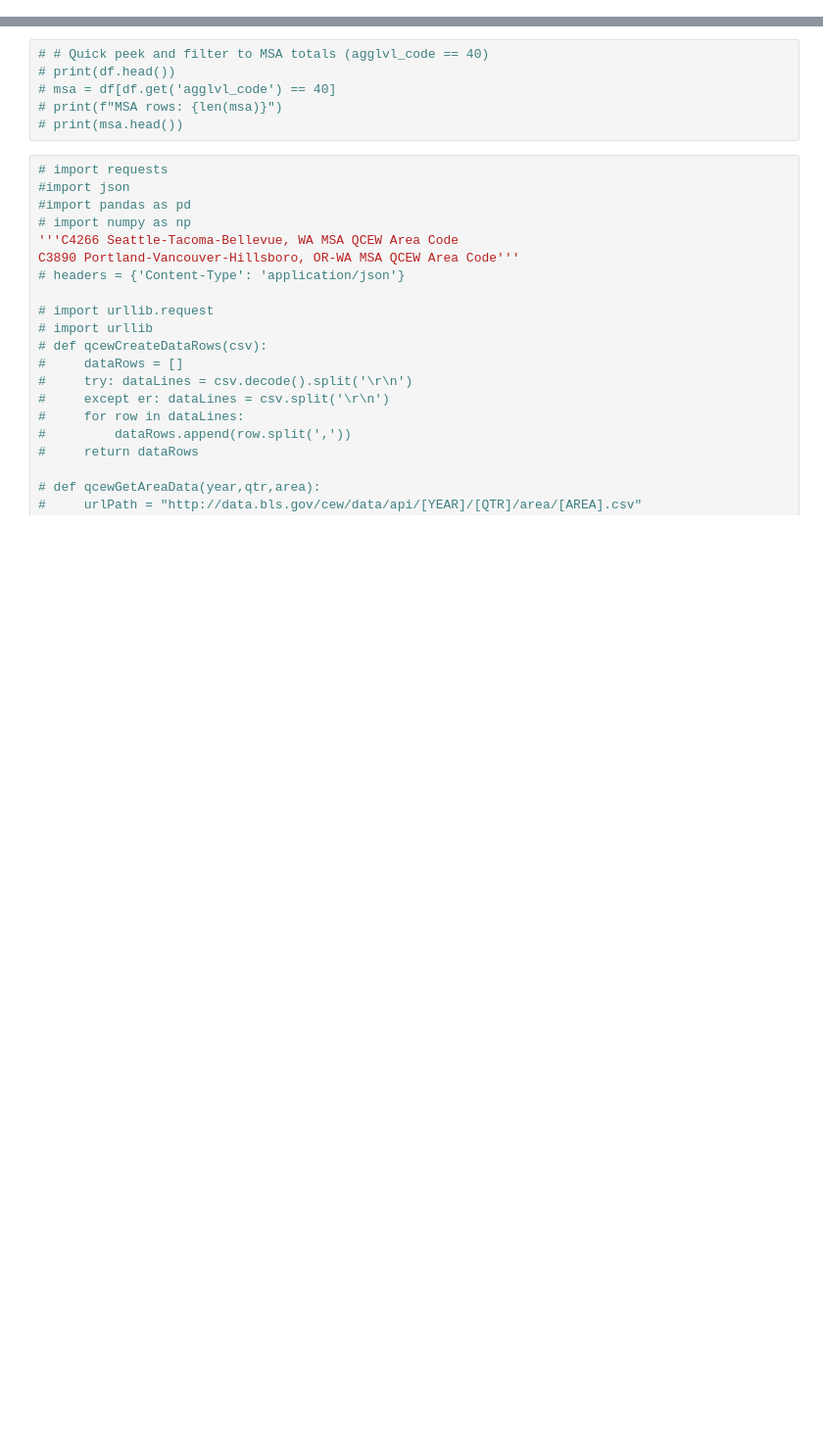
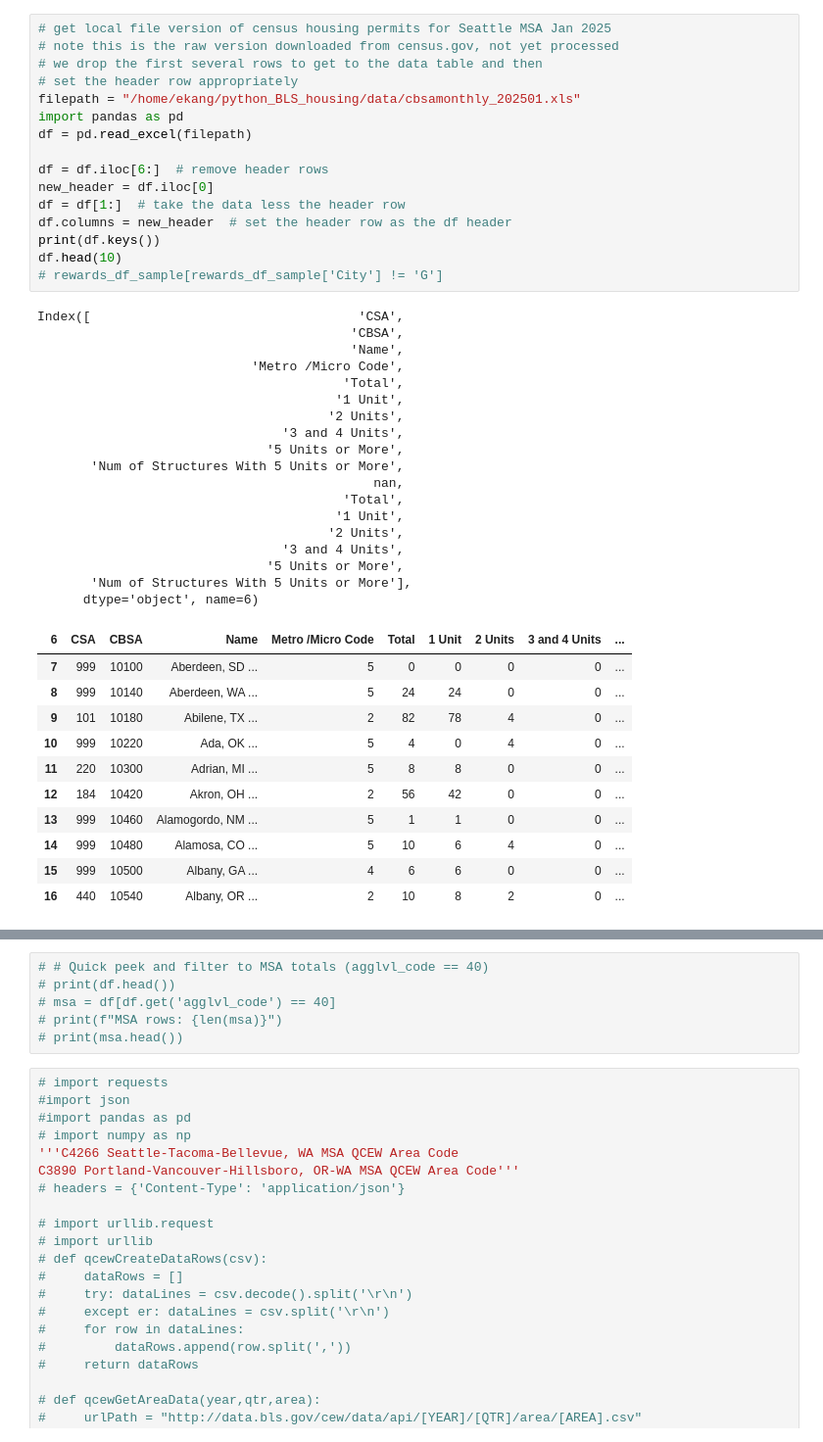
Before and after one commit to kangaseric4152-max/bls-census-housing-analysis, a Jupyter notebook: scripts/housing.ipynb, the cells around one changed output, grey strips where cells are left out. Shown at 98% size. Drawn from its saved outputs; the diff is of its cells as text; blank space fills up the shorter version.

Commit message:
Census updates.
BPS XLS ingestion + normalization

Explicit resolution of duplicate column semantics

CBSA filtering validated

README updated with revision / release notes

```diff
--- a/scripts/housing.ipynb
+++ b/scripts/housing.ipynb
@@ -67,0 +111,46 @@ Year: 2025, Total Wages: 24,657,399,584.00, Change from 2024: 1.84%
+# %%
+# get local file version of census housing permits for Seattle MSA Jan 2025
+# note this is the raw version downloaded from census.gov, not yet processed
+# we drop the first several rows to get to the data table and then
+# set the header row appropriately
+filepath = "/home/ekang/python_BLS_housing/data/cbsamonthly_202501.xls"
+import pandas as pd
+df = pd.read_excel(filepath)
+
+df = df.iloc[6:]  # remove header rows
+new_header = df.iloc[0]
+df = df[1:]  # take the data less the header row
+df.columns = new_header  # set the header row as the df header
+print(df.keys())
+df.head(10)
+# rewards_df_sample[rewards_df_sample['City'] != 'G']
+# %% [output]
+Index([                                   'CSA',
+                                         'CBSA',
+                                         'Name',
+                            'Metro /Micro Code',
+                                        'Total',
+                                       '1 Unit',
+                                      '2 Units',
+                                '3 and 4 Units',
+                              '5 Units or More',
+       'Num of Structures With 5 Units or More',
+                                            nan,
+                                        'Total',
+                                       '1 Unit',
+                                      '2 Units',
+                                '3 and 4 Units',
+                              '5 Units or More',
+       'Num of Structures With 5 Units or More'],
+      dtype='object', name=6)
+| 6 | CSA | CBSA | Name | Metro /Micro Code | Total | 1 Unit | 2 Units | 3 and 4 Units | ... |
+| 7 | 999 | 10100 | Aberdeen, SD ... | 5 | 0 | 0 | 0 | 0 | ... |
+| 8 | 999 | 10140 | Aberdeen, WA ... | 5 | 24 | 24 | 0 | 0 | ... |
+| 9 | 101 | 10180 | Abilene, TX ... | 2 | 82 | 78 | 4 | 0 | ... |
+| 10 | 999 | 10220 | Ada, OK ... | 5 | 4 | 0 | 4 | 0 | ... |
+| 11 | 220 | 10300 | Adrian, MI ... | 5 | 8 | 8 | 0 | 0 | ... |
+| 12 | 184 | 10420 | Akron, OH ... | 2 | 56 | 42 | 0 | 0 | ... |
+| 13 | 999 | 10460 | Alamogordo, NM ... | 5 | 1 | 1 | 0 | 0 | ... |
+| 14 | 999 | 10480 | Alamosa, CO ... | 5 | 10 | 6 | 4 | 0 | ... |
+| 15 | 999 | 10500 | Albany, GA ... | 4 | 6 | 6 | 0 | 0 | ... |
+| 16 | 440 | 10540 | Albany, OR ... | 2 | 10 | 8 | 2 | 0 | ... |
```
Also changed, not shown: parts of 8 cells of this notebook, 2 other files.
